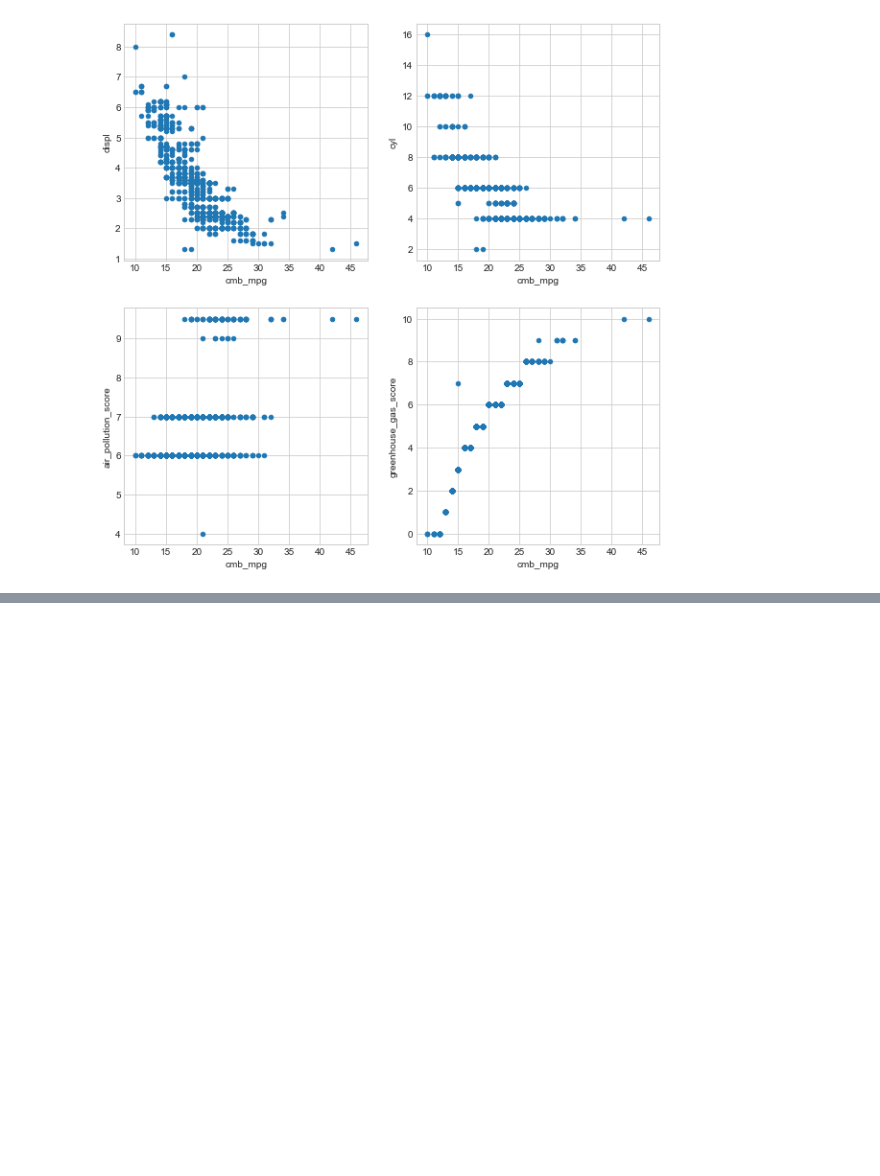
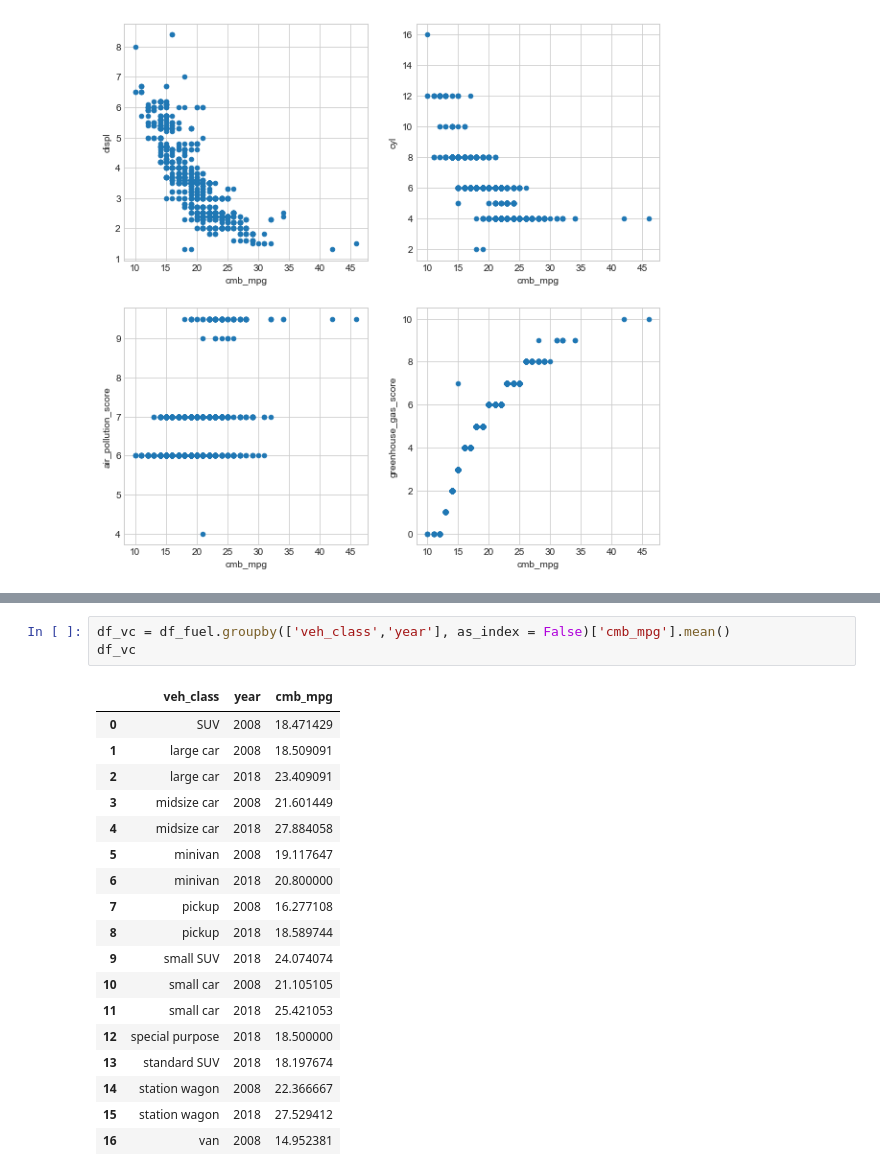
Before and after one commit to VilijaVait/data-analyst-udacity, a Jupyter notebook: exercises/fuel-economy-case-study-data-visuals.ipynb, the cells around one changed output, grey strips where cells are left out. Drawn from its saved outputs; the diff is of its cells as text; blank space fills up the shorter version.

```diff
--- a/exercises/fuel-economy-case-study-data-visuals.ipynb
+++ b/exercises/fuel-economy-case-study-data-visuals.ipynb
@@ -59,0 +93,22 @@ Q2: How much have vehicle classes improved in fuel economy (increased in mpg)?
+# %%
+df_vc = df_fuel.groupby(['veh_class','year'], as_index = False)['cmb_mpg'].mean()
+df_vc
+# %% [output]
+|  | veh_class | year | cmb_mpg |
+| 0 | SUV | 2008 | 18.471429 |
+| 1 | large car | 2008 | 18.509091 |
+| 2 | large car | 2018 | 23.409091 |
+| 3 | midsize car | 2008 | 21.601449 |
+| 4 | midsize car | 2018 | 27.884058 |
+| 5 | minivan | 2008 | 19.117647 |
+| 6 | minivan | 2018 | 20.800000 |
+| 7 | pickup | 2008 | 16.277108 |
+| 8 | pickup | 2018 | 18.589744 |
+| 9 | small SUV | 2018 | 24.074074 |
+| 10 | small car | 2008 | 21.105105 |
+| 11 | small car | 2018 | 25.421053 |
+| 12 | special purpose | 2018 | 18.500000 |
+| 13 | standard SUV | 2018 | 18.197674 |
+| 14 | station wagon | 2008 | 22.366667 |
+| 15 | station wagon | 2018 | 27.529412 |
+| 16 | van | 2008 | 14.952381 |
```
Also changed, not shown: parts of 11 cells of this notebook.
